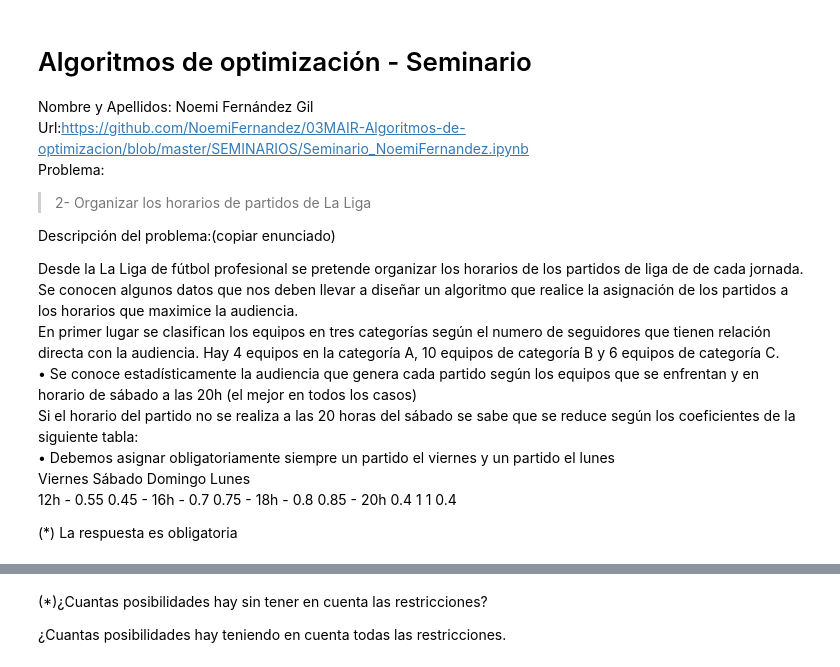
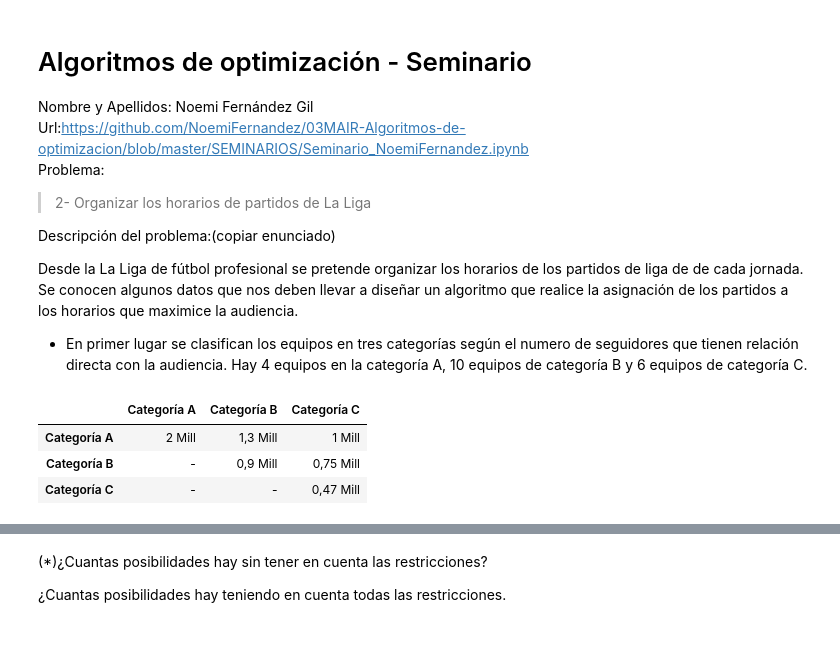
Before and after one commit to NoemiFernandez/03MAIR-Algoritmos-de-optimizacion, a Jupyter notebook: SEMINARIOS/Seminario_NoemiFernandez.ipynb, the cells around one changed output, grey strips where cells are left out. Cells and saved outputs as stored; diff of their text form; code cells hidden in the pictures; blank space fills up the shorter version.

```diff
--- a/SEMINARIOS/Seminario_NoemiFernandez.ipynb
+++ b/SEMINARIOS/Seminario_NoemiFernandez.ipynb
@@ -15,18 +15,21 @@ Desde la La Liga de fútbol profesional se pretende organizar los horarios de lo
 de liga de de cada jornada. Se conocen algunos datos que nos deben llevar a diseñar un
 algoritmo que realice la asignación de los partidos a los horarios que maximice la
 audiencia.<br>
-En primer lugar se clasifican los equipos en tres categorías según el numero de
+- En primer lugar se clasifican los equipos en tres categorías según el numero de
 seguidores que tienen relación directa con la audiencia. Hay 4 equipos en la
 categoría A, 10 equipos de categoría B y 6 equipos de categoría C.<br>
-• Se conoce estadísticamente la audiencia que genera cada partido según los equipos
-que se enfrentan y en horario de sábado a las 20h (el mejor en todos los casos)<br>
-Si el horario del partido no se realiza a las 20 horas del sábado se sabe que se reduce
-según los coeficientes de la siguiente tabla:<br>
-• Debemos asignar obligatoriamente siempre un partido el viernes y un partido el lunes<br>
-Viernes Sábado Domingo Lunes<br>
-12h - 0.55 0.45 -
-16h - 0.7 0.75 -
-18h - 0.8 0.85 -
-20h 0.4 1 1 0.4
-
-(*) La respuesta es obligatoria
+# %%
+#CÓDIGO CON FIN ESTÉTICO PARA REPRESENTAR LAS TABLAS DEL ENUNCIADO -----------
+
+from pandas import Series, DataFrame
+
+Categorias={'Categoría A': ['2 Mill', '-', '-'] , 'Categoría B': ['1,3 Mill', '0,9 Mill ', '-'] ,'Categoría C': ['1 Mill', '0,75 Mill', '0,47 Mill'] }
+
+frame=pd.DataFrame(Categorias, index=['Categoría A', 'Categoría B', 'Categoría C'])
+
+frame
+# %% [output]
+|  | Categoría A | Categoría B | Categoría C |
+| Categoría A | 2 Mill | 1,3 Mill | 1 Mill |
+| Categoría B | - | 0,9 Mill | 0,75 Mill |
+| Categoría C | - | - | 0,47 Mill |
```
Also changed, not shown: parts of 14 cells of this notebook.
